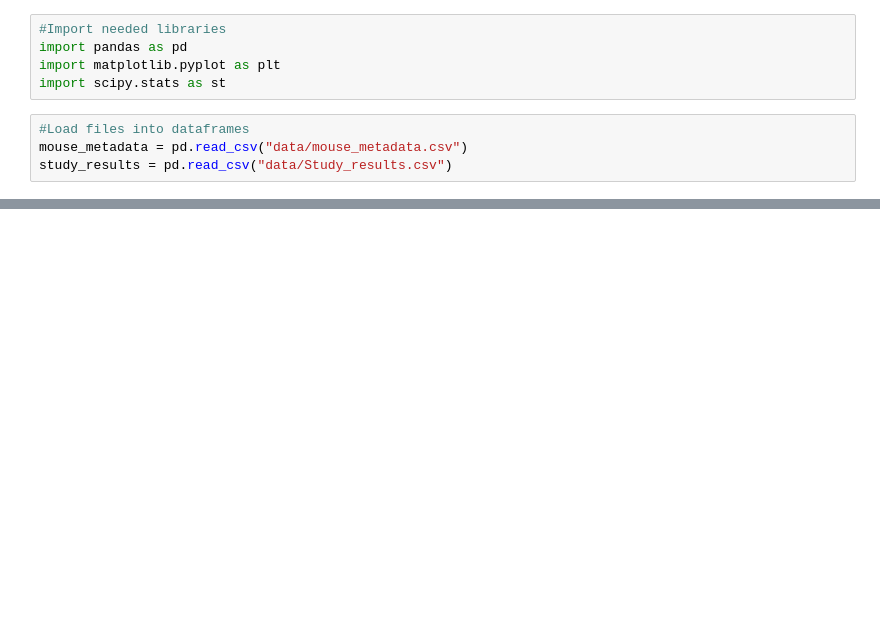
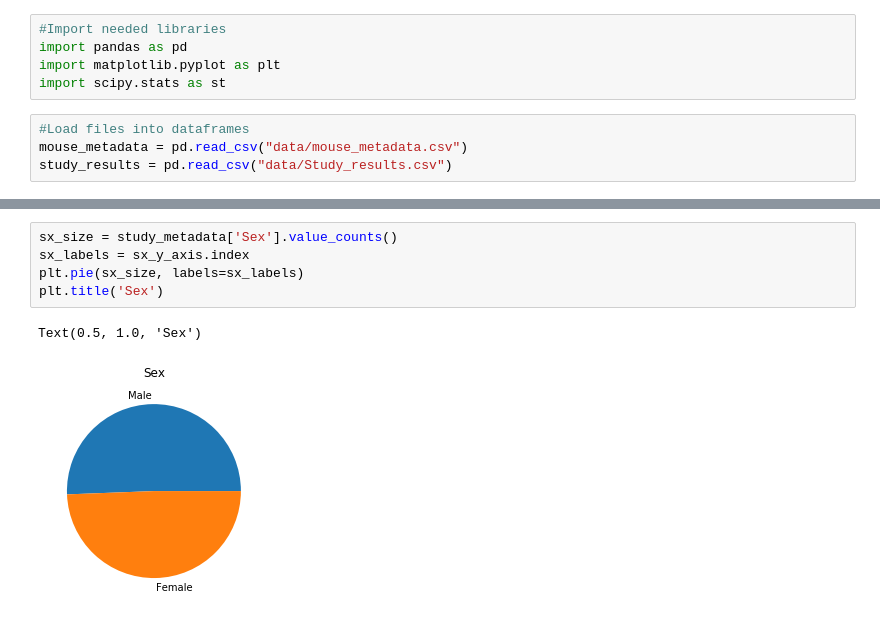
Before and after one commit to wonderbug2020/matplotlib-challenge, a Jupyter notebook: main1.ipynb, the cells around one changed output, grey strips where cells are left out. Saved outputs shown, nothing was run; the diff lists cells and outputs as text; blank space fills up the shorter version.

```diff
--- a/main1.ipynb
+++ b/main1.ipynb
@@ -39,0 +51,8 @@ memory usage: 133.1+ KB
+# %%
+sx_size = study_metadata['Sex'].value_counts()
+sx_labels = sx_y_axis.index
+plt.pie(sx_size, labels=sx_labels)
+plt.title('Sex')
+# %% [output]
+Text(0.5, 1.0, 'Sex')
+[figure, added]
```
Also changed, not shown: parts of 8 cells of this notebook.
